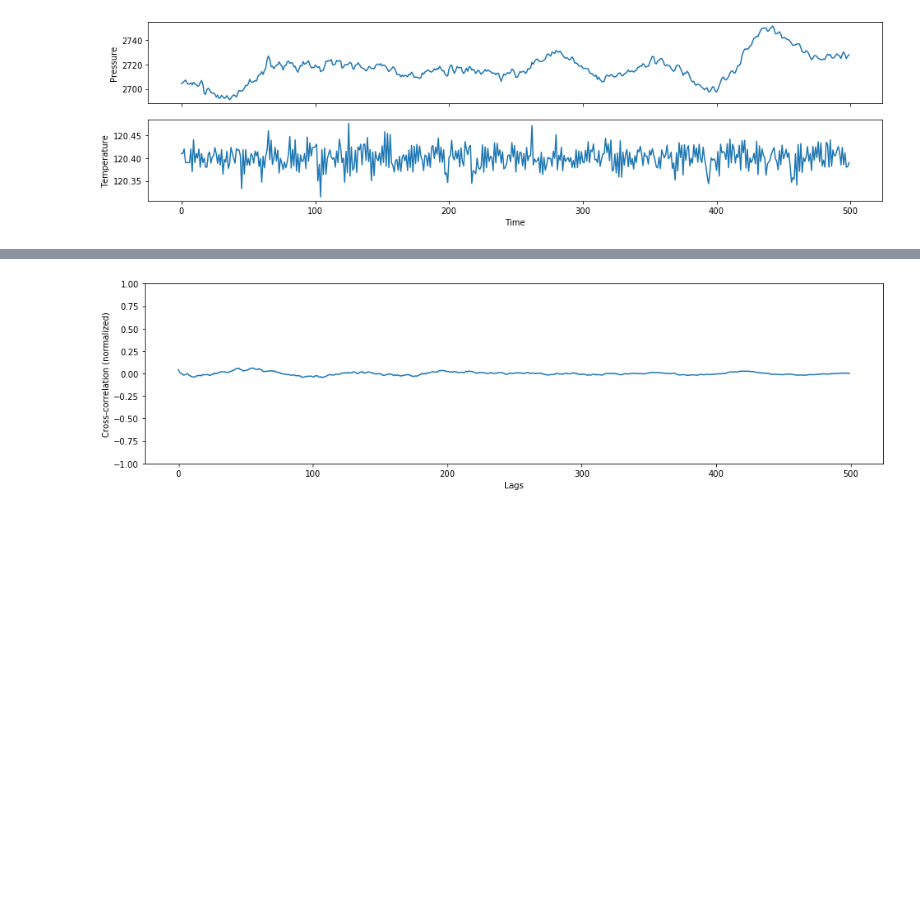
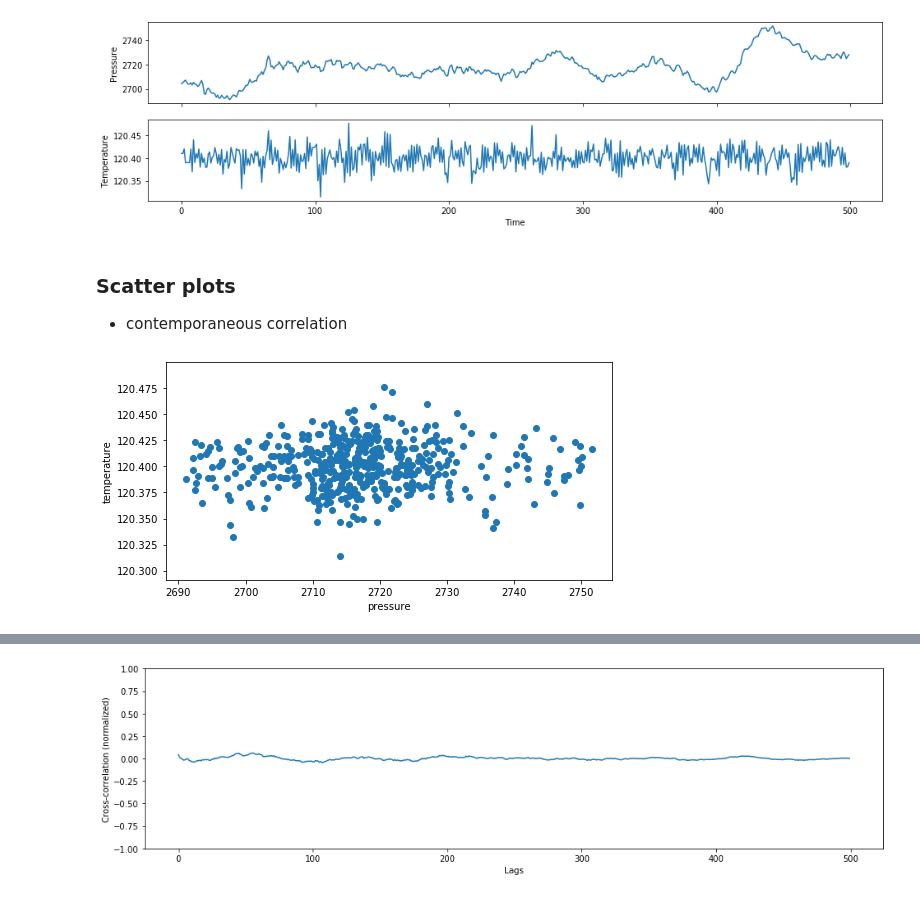
Before and after one commit to mloning/intro-to-ml-with-time-series-DSSGx-2020, a Jupyter notebook: notebooks/02_exploratory_data_analysis.ipynb, the cells around one changed output, grey strips where cells are left out. Saved outputs shown, nothing was run; the diff lists cells and outputs as text; code cells hidden in the pictures; blank space fills up the shorter version.

```diff
--- a/notebooks/02_exploratory_data_analysis.ipynb
+++ b/notebooks/02_exploratory_data_analysis.ipynb
@@ -228,6 +246,15 @@ temperature.plot(ax=axs[1])
 axs[1].set(ylabel="Temperature", xlabel="Time");
 # %% [output]
 [figure]
+# %% [markdown]
+### Scatter plots
+* contemporaneous correlation
+# %%
+fig, ax = plt.subplots(1, figsize=plt.figaspect(.5))
+ax.scatter(pressure, temperature)
+ax.set(xlabel="pressure", ylabel="temperature");
+# %% [output]
+[figure, added]
 # %% [markdown]
 ### Cross-correlation
 * correlation between two different variables and their lagged values
```
Also changed, not shown: parts of 25 cells of this notebook, 6 other files.
